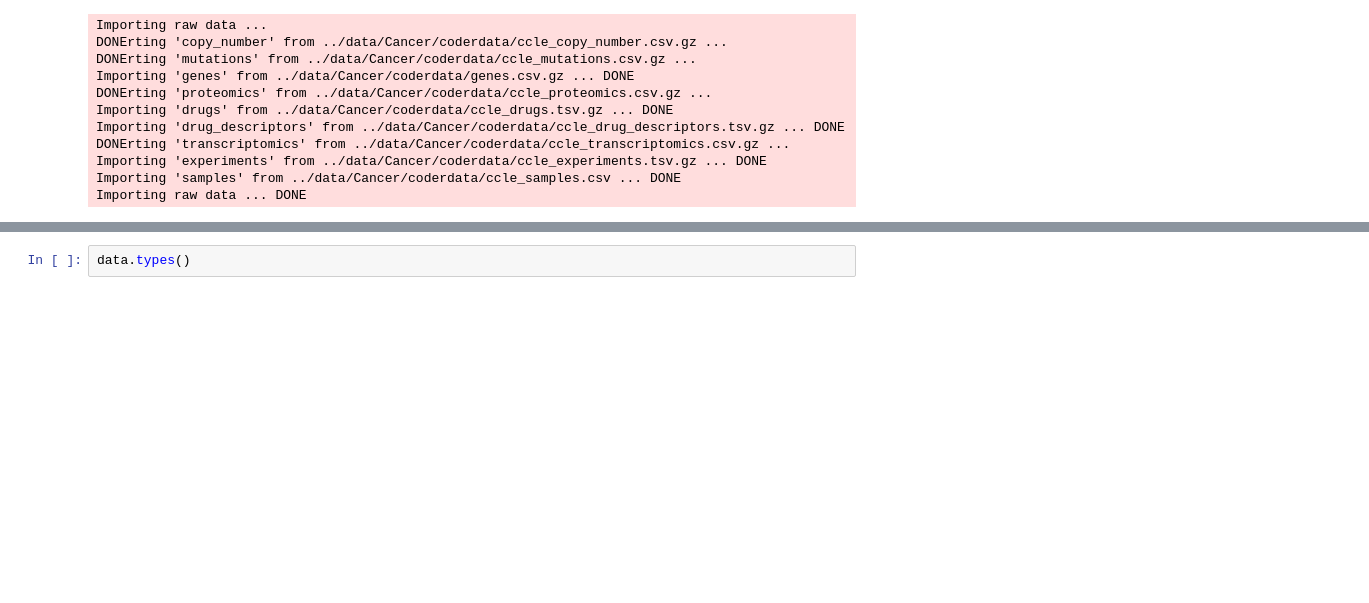
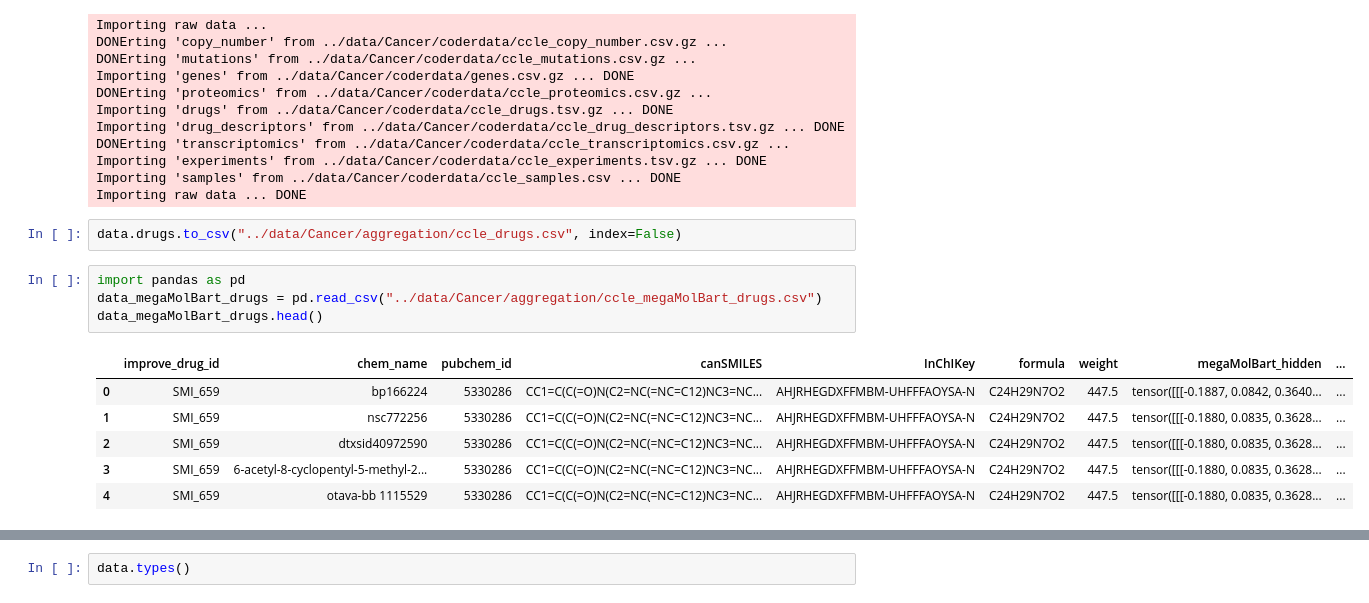
Before and after one commit to Zhennan-Wu/DrugRes, a Jupyter notebook: src/CoderData.ipynb, the cells around one changed output, grey strips where cells are left out. Drawn from its saved outputs; the diff is of its cells as text; blank space fills up the shorter version.

Commit message:
drug ready

```diff
--- a/src/CoderData.ipynb
+++ b/src/CoderData.ipynb
@@ -74,3 +74,16 @@ DONErting 'transcriptomics' from ../data/Cancer/coderdata/ccle_transcriptomics.c
 Importing 'experiments' from ../data/Cancer/coderdata/ccle_experiments.tsv.gz ... DONE
 Importing 'samples' from ../data/Cancer/coderdata/ccle_samples.csv ... DONE
 Importing raw data ... DONE
+# %%
+data.drugs.to_csv("../data/Cancer/aggregation/ccle_drugs.csv", index=False)
+# %%
+import pandas as pd
+data_megaMolBart_drugs = pd.read_csv("../data/Cancer/aggregation/ccle_megaMolBart_drugs.csv")
+data_megaMolBart_drugs.head()
+# %% [output]
+|  | improve_drug_id | chem_name | pubchem_id | canSMILES | InChIKey | formula | weight | megaMolBart_hidden | ... |
+| 0 | SMI_659 | bp166224 | 5330286 | CC1=C(C(=O)N(C2=NC(=NC=C12)NC3=NC... | AHJRHEGDXFFMBM-UHFFFAOYSA-N | C24H29N7O2 | 447.5 | tensor([[[-0.1887, 0.0842, 0.3640... | ... |
+| 1 | SMI_659 | nsc772256 | 5330286 | CC1=C(C(=O)N(C2=NC(=NC=C12)NC3=NC... | AHJRHEGDXFFMBM-UHFFFAOYSA-N | C24H29N7O2 | 447.5 | tensor([[[-0.1880, 0.0835, 0.3628... | ... |
+| 2 | SMI_659 | dtxsid40972590 | 5330286 | CC1=C(C(=O)N(C2=NC(=NC=C12)NC3=NC... | AHJRHEGDXFFMBM-UHFFFAOYSA-N | C24H29N7O2 | 447.5 | tensor([[[-0.1880, 0.0835, 0.3628... | ... |
+| 3 | SMI_659 | 6-acetyl-8-cyclopentyl-5-methyl-2... | 5330286 | CC1=C(C(=O)N(C2=NC(=NC=C12)NC3=NC... | AHJRHEGDXFFMBM-UHFFFAOYSA-N | C24H29N7O2 | 447.5 | tensor([[[-0.1880, 0.0835, 0.3628... | ... |
+| 4 | SMI_659 | otava-bb 1115529 | 5330286 | CC1=C(C(=O)N(C2=NC(=NC=C12)NC3=NC... | AHJRHEGDXFFMBM-UHFFFAOYSA-N | C24H29N7O2 | 447.5 | tensor([[[-0.1880, 0.0835, 0.3628... | ... |
```
Also changed, not shown: parts of 2 cells of this notebook, 7 other files.
